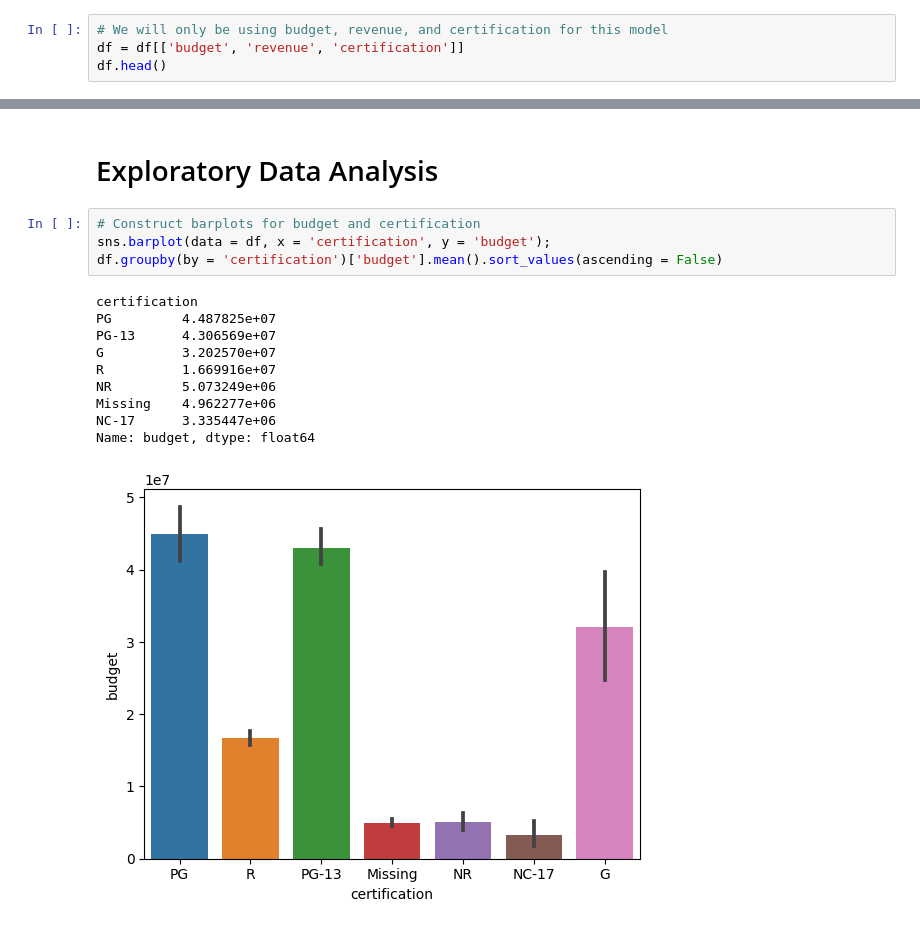
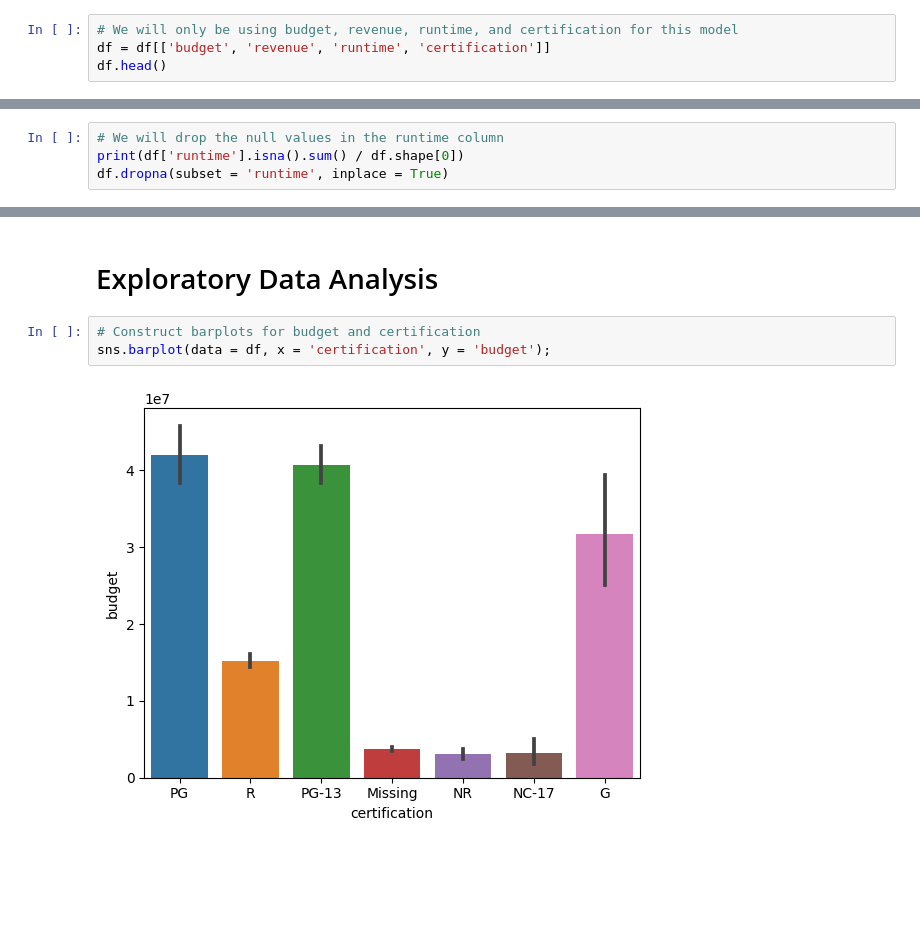
Before and after one commit to mvince33/imdb_predictions, a Jupyter notebook: linear_regression.ipynb, the cells around one changed output, grey strips where cells are left out. Saved outputs shown, nothing was run; the diff lists cells and outputs as text; blank space fills up the shorter version.

```diff
--- a/linear_regression.ipynb
+++ b/linear_regression.ipynb
@@ -24,7 +27,7 @@ df.head()
 # %% [markdown]
 # Data Cleaning
 # %%
-# We will only be using budget, revenue, and certification for this model
-df = df[['budget', 'revenue', 'certification']]
+# We will only be using budget, revenue, runtime, and certification for this model
+df = df[['budget', 'revenue', 'runtime', 'certification']]
 df.head()
 # %% [output]
@@ -57,0 +62,4 @@ df.dropna(subset = 'revenue', inplace = True)
+# %%
+# We will drop the null values in the runtime column
+print(df['runtime'].isna().sum() / df.shape[0])
+df.dropna(subset = 'runtime', inplace = True)
@@ -169,17 +181,7 @@ len(df[filter]) / df.shape[0]
 # %%
 # Construct barplots for budget and certification
 sns.barplot(data = df, x = 'certification', y = 'budget');
-df.groupby(by = 'certification')['budget'].mean().sort_values(ascending = False)
 # %% [output]
-certification
-PG         4.487825e+07
-PG-13      4.306569e+07
-G          3.202570e+07
-R          1.669916e+07
-NR         5.073249e+06
-Missing    4.962277e+06
-NC-17      3.335447e+06
-Name: budget, dtype: float64
-[figure, old version]
+[figure, new version]
 # %%
 # Construct barplots for revenue and certification
```
Also changed, not shown: parts of 17 cells of this notebook.
